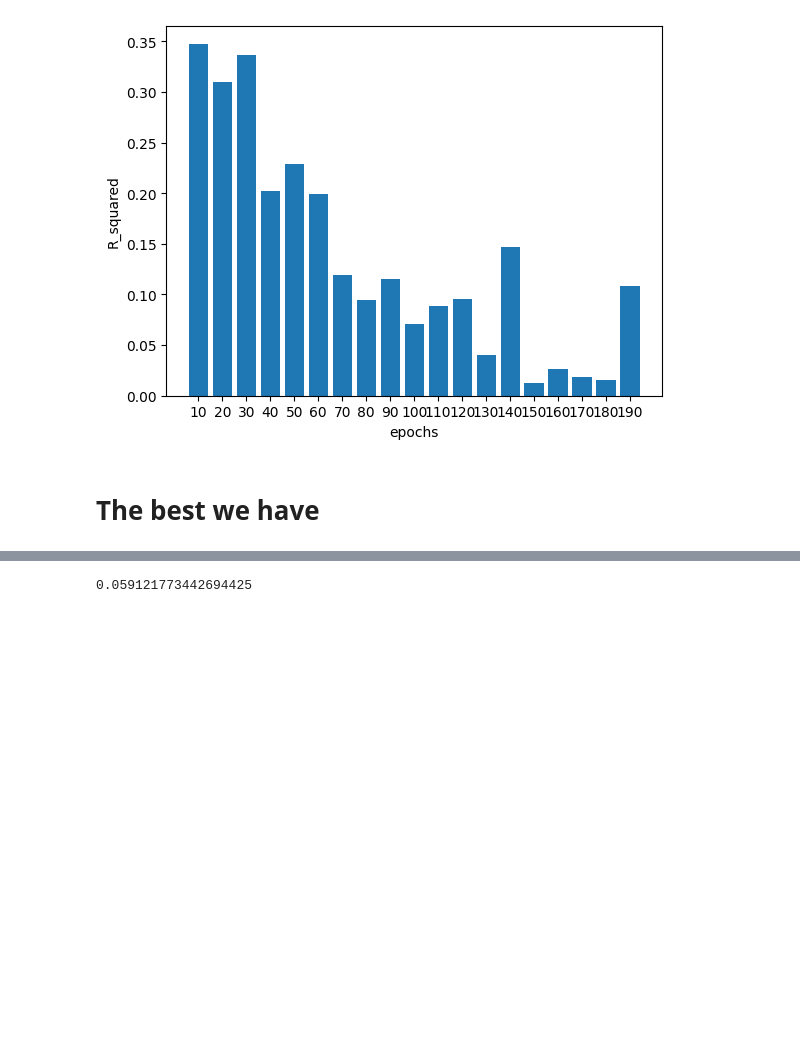
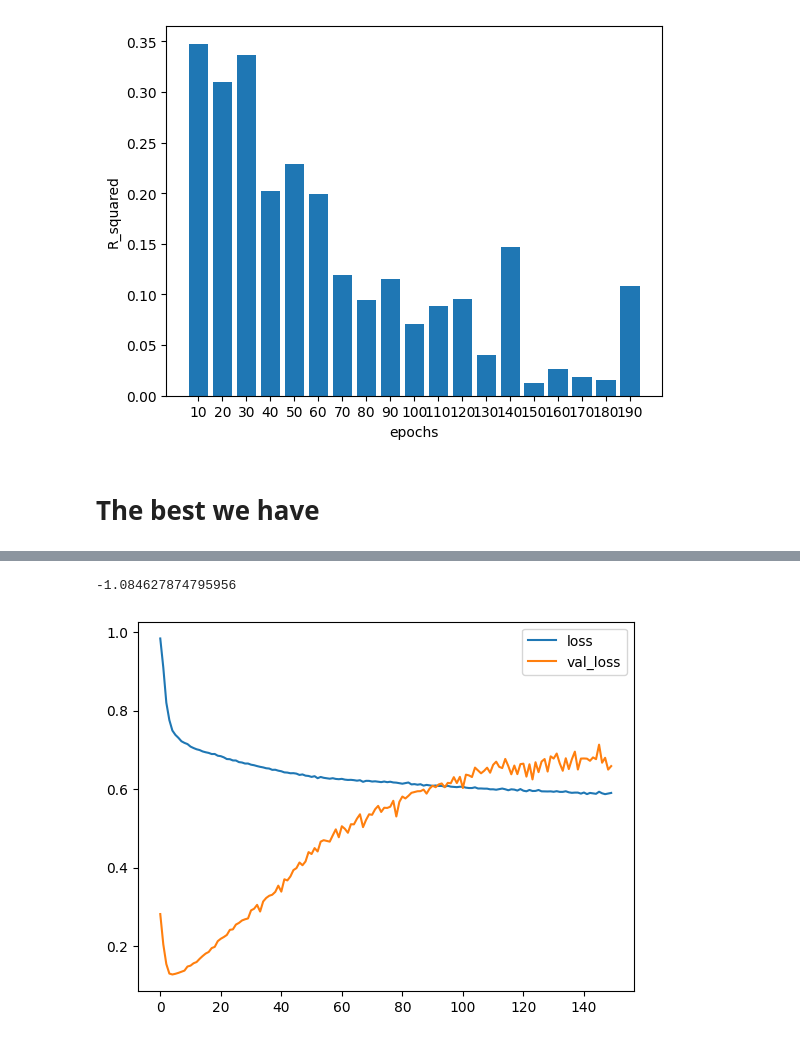
Before and after one commit to zaniargh42/dissolved_oxygen, a Jupyter notebook: dissolved_oxygen.ipynb, the cells around one changed output, grey strips where cells are left out. Cells and saved outputs as stored; diff of their text form; code cells hidden in the pictures; blank space fills up the shorter version.

```diff
--- a/dissolved_oxygen.ipynb
+++ b/dissolved_oxygen.ipynb
@@ -320,7 +316,10 @@ plt.show()
 [figure]
 # %% [markdown]
 # The best we have
+# %%
+x=X_test[:100,:]
+y=y_test[:100,:]
 # %%
-history , r2=_compile_model(X_train,y_train,X_test,y_test,150,8)
+history , r2=_compile_model(X_train,y_train,x,y,150,8)
 # %% [output]
 Epoch 1/150
@@ -343,4 +342,11 @@ Epoch 150/150
 # %%
 r2
 # %% [output]
-0.059121773442694425
+-1.084627874795956
+# %%
+plt.plot(history.history['loss'])
+plt.plot(history.history['val_loss'])
+plt.legend(['loss','val_loss'])
+plt.show()
+# %% [output]
+[figure, added]
```
Also changed, not shown: parts of 3 cells of this notebook.
